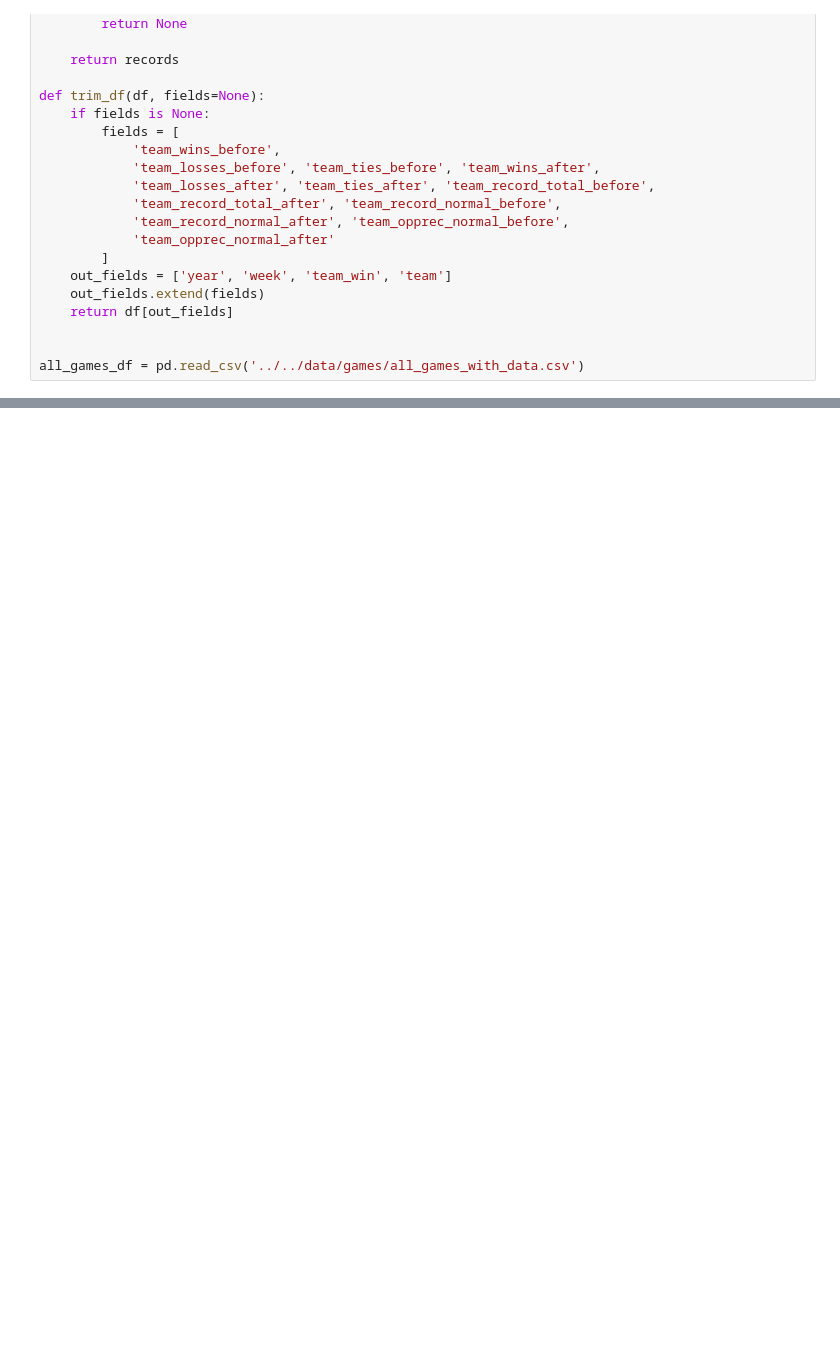
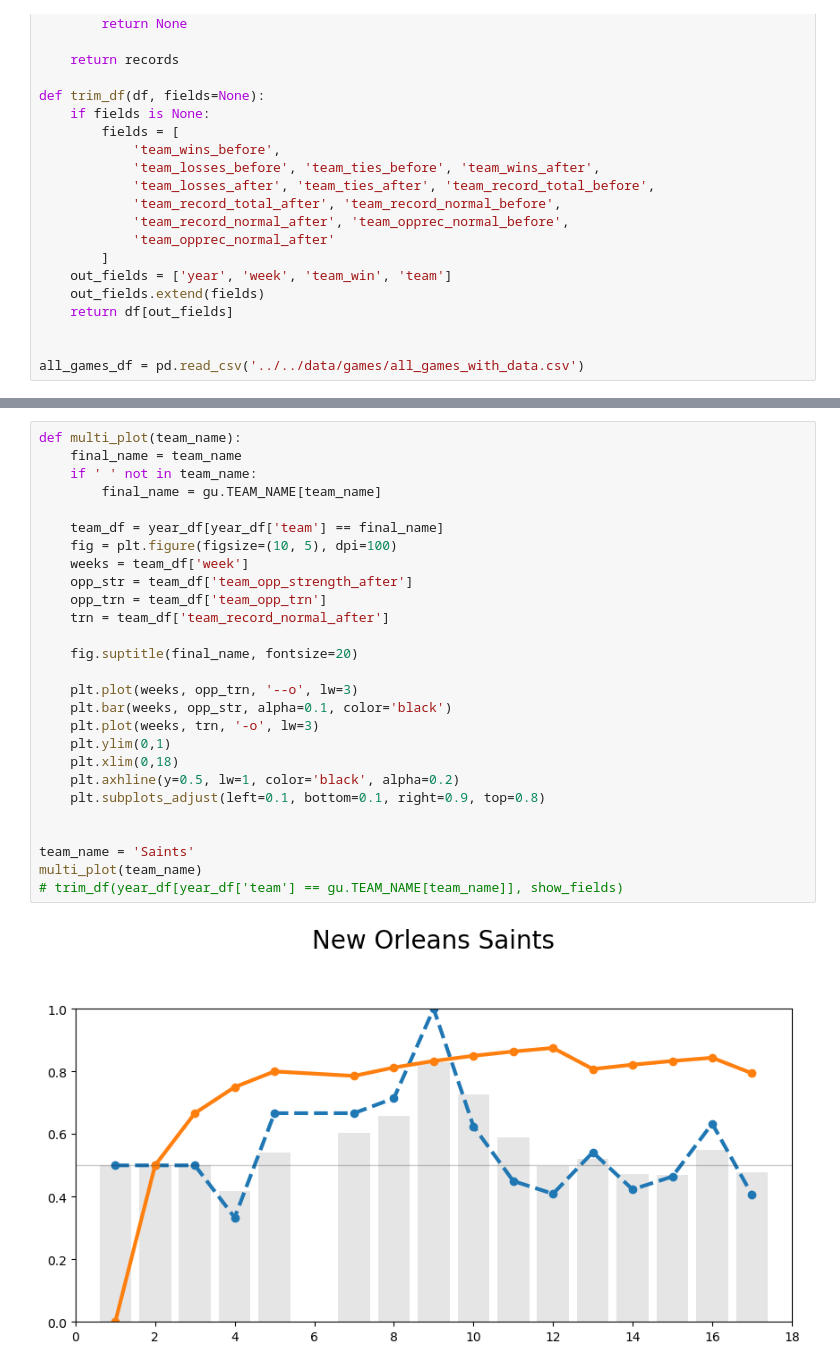
Before and after one commit to bladnman/footballing, a Jupyter notebook: src/dev/aggregates.ipynb, the cells around one changed output, grey strips where cells are left out. Saved outputs shown, nothing was run; the diff lists cells and outputs as text; blank space fills up the shorter version.

```diff
--- a/src/dev/aggregates.ipynb
+++ b/src/dev/aggregates.ipynb
@@ -232,3 +243,32 @@ show_fields = [
     'team_opp_trn',
 ]
 year_df = get_year_df(YEAR, agp_df)
+# %%
+def multi_plot(team_name):
+    final_name = team_name
+    if ' ' not in team_name:
+        final_name = gu.TEAM_NAME[team_name]
+
+    team_df = year_df[year_df['team'] == final_name]
+    fig = plt.figure(figsize=(10, 5), dpi=100)
+    weeks = team_df['week']
+    opp_str = team_df['team_opp_strength_after']
+    opp_trn = team_df['team_opp_trn']
+    trn = team_df['team_record_normal_after']
+
+    fig.suptitle(final_name, fontsize=20)
+
+    plt.plot(weeks, opp_trn, '--o', lw=3)
+    plt.bar(weeks, opp_str, alpha=0.1, color='black')
+    plt.plot(weeks, trn, '-o', lw=3)
+    plt.ylim(0,1)
+    plt.xlim(0,18)
+    plt.axhline(y=0.5, lw=1, color='black', alpha=0.2)
+    plt.subplots_adjust(left=0.1, bottom=0.1, right=0.9, top=0.8)
+
+
+team_name = 'Saints'
+multi_plot(team_name)
+# trim_df(year_df[year_df['team'] == gu.TEAM_NAME[team_name]], show_fields)
+# %% [output]
+[figure, added]
```
Also changed, not shown: parts of 15 cells of this notebook.
